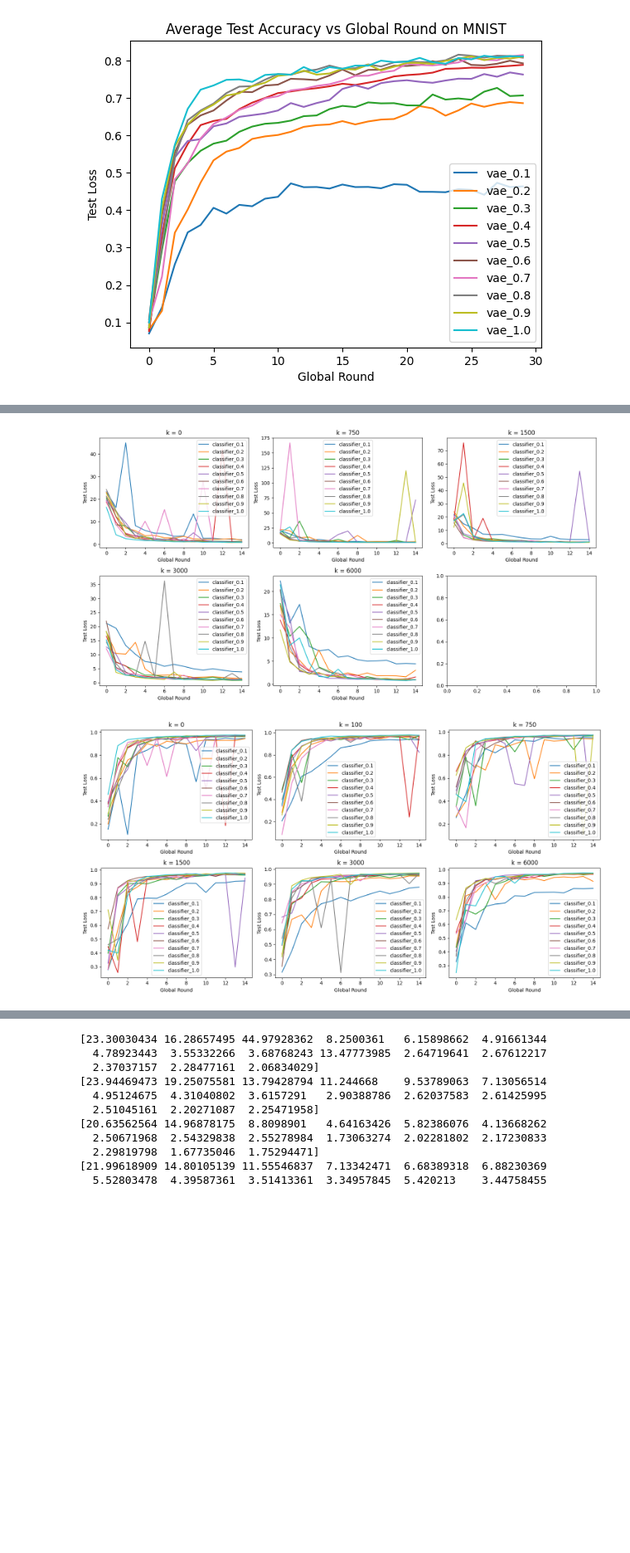
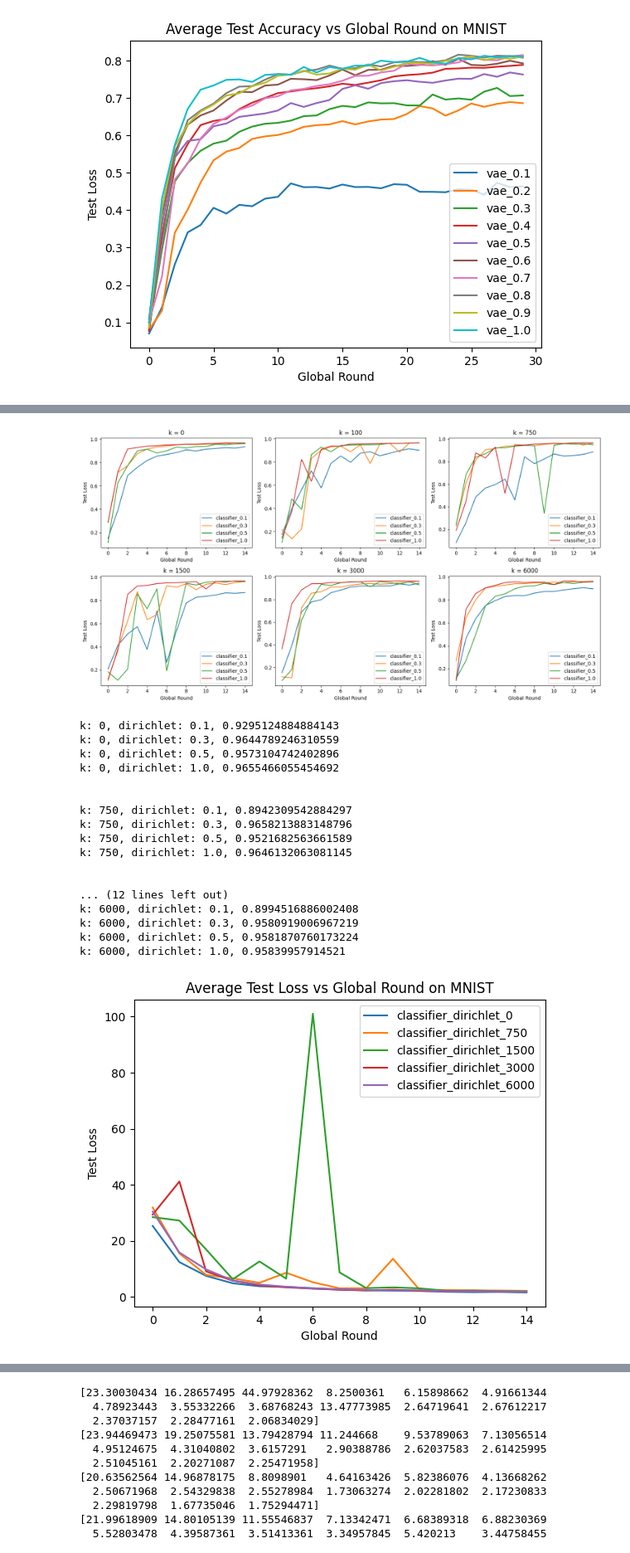
Before and after one commit to Lyadalachanchu/FederatedImputation, a Jupyter notebook: src/jupyter_notebook/process_data.ipynb, the cells around one changed output, grey strips where cells are left out. Shown at 83% size. Saved outputs shown, nothing was run; the diff lists cells and outputs as text; code cells hidden in the pictures; blank space fills up the shorter version.

Commit message:
push global processing notebook

```diff
--- a/src/jupyter_notebook/process_data.ipynb
+++ b/src/jupyter_notebook/process_data.ipynb
@@ -44,15 +64,17 @@ plt.show()
 # %%
 clients_data = []
-for dirichlet in np.linspace(0.1,1, 10):
+dirichlets = [0.1, 0.3, 0.5, 1.0]
+
+for dirichlet in dirichlets:
     dirichlet = round(dirichlet, 1)
-    path = f"C:\\Users\\lyada\\Desktop\\Federated-Learning-PyTorch\\save\\objects\\fedimputed_0_{dirichlet}_mnist_exq_15_C[1.0]_iid[2]_E[1]_B[10].pkl"
+    path = f"C:\\Users\\LohithSai\\Desktop\\FederatedImputation\\TheArchive\\imputation_experiments\\run_one\\fedimputed_cvae_0_{dirichlet}_mnist_exq_15_C[1.0]_iid[2]_E[1]_B[10].pkl"
     with open(path, 'rb') as f:
         clients_data.append(pickle.load(f))
-    plt.plot(np.mean(clients_data[-1][1], axis=0), label = f"classifier_{dirichlet}")
+    plt.plot(np.mean(clients_data[-1][2], axis=0), label = f"classifer_{dirichlet}")
 
-plt.title("Average Test Loss vs Global Round on MNIST")
+plt.title("Average Test Accuracy vs Global Round on MNIST")
 plt.xlabel('Global Round')
-plt.ylabel('Test Loss')
+plt.ylabel('Test Accuracy')
 
 plt.legend()
 plt.show()
@@ -80,17 +110,17 @@ plt.show()
 # %%
 clients_data = []
-ks = [0, 750, 1500, 3000, 6000]
+ks = [0, 100, 750, 1500, 3000, 6000]
 
 fig, axes = plt.subplots(2, 3, figsize=(15, 8))
 axes = axes.flatten()
 
 for i, k in enumerate(ks):
-    for dirichlet in np.linspace(0.1, 1, 10):
+    for dirichlet in dirichlets:
         dirichlet = round(dirichlet, 1)
-        path = f"C:\\Users\\lyada\\Desktop\\Federated-Learning-PyTorch\\save\\objects\\fedimputed_{k}_{dirichlet}_mnist_exq_15_C[1.0]_iid[2]_E[1]_B[10].pkl"
+        path = f"C:\\Users\\LohithSai\\Desktop\\FederatedImputation\\TheArchive\\imputation_experiments\\run_one\\fedimputed_cvae_{k}_{dirichlet}_mnist_exq_15_C[1.0]_iid[2]_E[1]_B[10].pkl"
         with open(path, 'rb') as f:
             clients_data.append(pickle.load(f))
-        axes[i].plot(np.mean(clients_data[-1][1], axis=0), label=f"classifier_{dirichlet}")
+        axes[i].plot(np.mean(clients_data[-1][2], axis=0), label=f"classifier_{dirichlet}")
 
     axes[i].set_title("k = " + str(k))
     axes[i].set_xlabel('Global Round')
@@ -101,29 +131,48 @@ for i, k in enumerate(ks):
 plt.tight_layout()
 plt.show()
 # %% [output]
-[figure, old version]
+[figure, new version]
 # %%
+# This aggregates all the dirchlets for each k
 clients_data = []
-ks = [0, 100, 750, 1500, 3000, 6000]
-
-fig, axes = plt.subplots(2, 3, figsize=(15, 8))
-axes = axes.flatten()
-
-for i, k in enumerate(ks):
-    for dirichlet in np.linspace(0.1, 1, 10):
+# ks = [0, 100, 750, 1500, 3000, 6000]
+ks = [0, 750, 1500, 3000, 6000]
+for k in ks:
+    dirch_metrics = []
+    for dirichlet in dirichlets:
         dirichlet = round(dirichlet, 1)
-        path = f"C:\\Users\\LohithSai\\Desktop\\FederatedImputation\\save\\objects\\fedimputed_{k}_{dirichlet}_mnist_exq_15_C[1.0]_iid[2]_E[1]_B[10].pkl"
+        path = f"C:\\Users\\LohithSai\\Desktop\\FederatedImputation\\TheArchive\\imputation_experiments\\run_one\\fedimputed_cvae_{k}_{dirichlet}_mnist_exq_15_C[1.0]_iid[2]_E[1]_B[10].pkl"
         with open(path, 'rb') as f:
             clients_data.append(pickle.load(f))
-        axes[i].plot(np.mean(clients_data[-1][2], axis=0), label=f"classifier_{dirichlet}")
+        # plt.plot(np.mean(clients_data[-1][1], axis=0), label = f"classifier_{dirichlet}")
+        dirch_metrics.append(np.mean(clients_data[-1][1], axis=0))
+        print(f"k: {k}, dirichlet: {dirichlet}, {clients_data[-1][3]}")
+    print("\n")
+    dirch_metrics = np.array(dirch_metrics)
+    plt.plot(np.mean(dirch_metrics, axis=0), label = f"classifier_dirichlet_{k}")
+    # print(len(np.mean(clients_data[-1][1], axis=0)))
+    plt.title("Average Test Loss vs Global Round on MNIST")
+    plt.xlabel('Global Round')
+    plt.ylabel('Test Loss')
 
-    axes[i].set_title("k = " + str(k))
-    axes[i].set_xlabel('Global Round')
-    axes[i].set_ylabel('Test Loss')
-
-    axes[i].legend()
-
-plt.tight_layout()
+plt.legend()
 plt.show()
 # %% [output]
+k: 0, dirichlet: 0.1, 0.9295124884884143
+k: 0, dirichlet: 0.3, 0.9644789246310559
+k: 0, dirichlet: 0.5, 0.9573104742402896
+k: 0, dirichlet: 1.0, 0.9655466055454692
+
+
+k: 750, dirichlet: 0.1, 0.8942309542884297
+k: 750, dirichlet: 0.3, 0.9658213883148796
+k: 750, dirichlet: 0.5, 0.9521682563661589
+k: 750, dirichlet: 1.0, 0.9646132063081145
+
+
+... (12 lines left out)
+k: 6000, dirichlet: 0.1, 0.8994516886002408
+k: 6000, dirichlet: 0.3, 0.9580919006967219
+k: 6000, dirichlet: 0.5, 0.9581870760173224
+k: 6000, dirichlet: 1.0, 0.95839957914521
-[figure, old version]
+[figure, new version]
```
Also changed, not shown: parts of 7 cells of this notebook, 15 other files.
